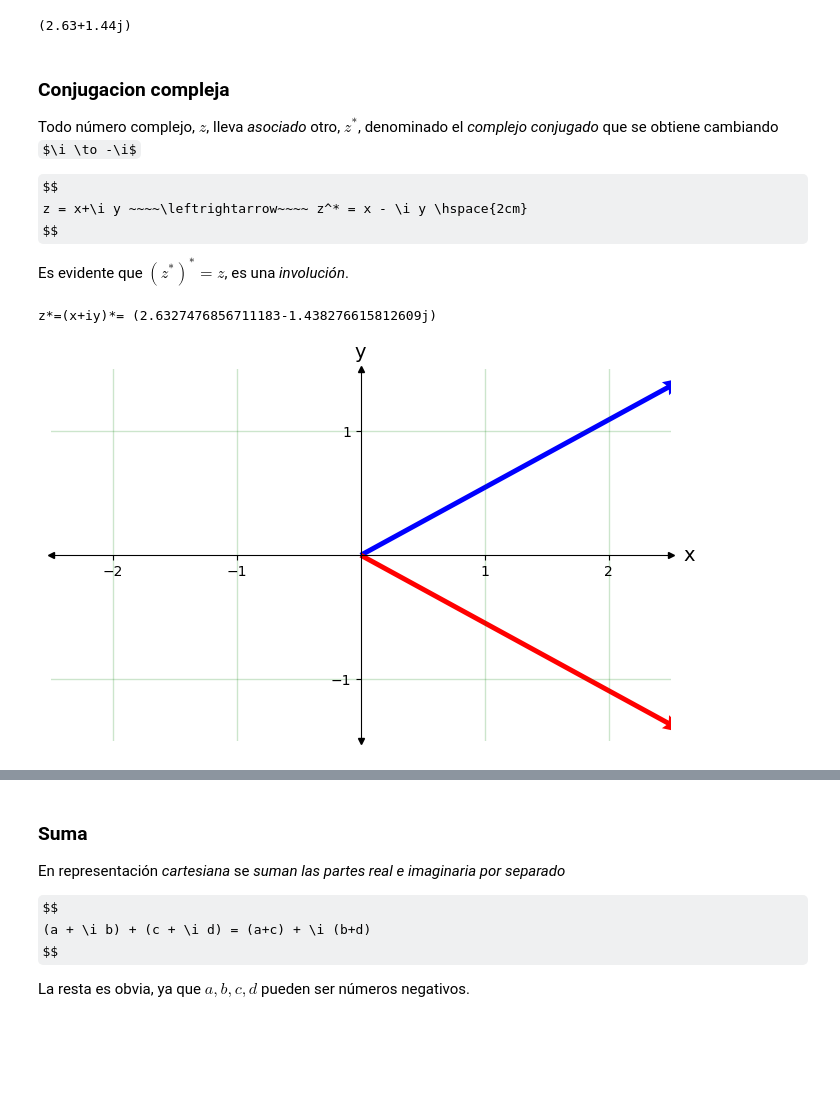
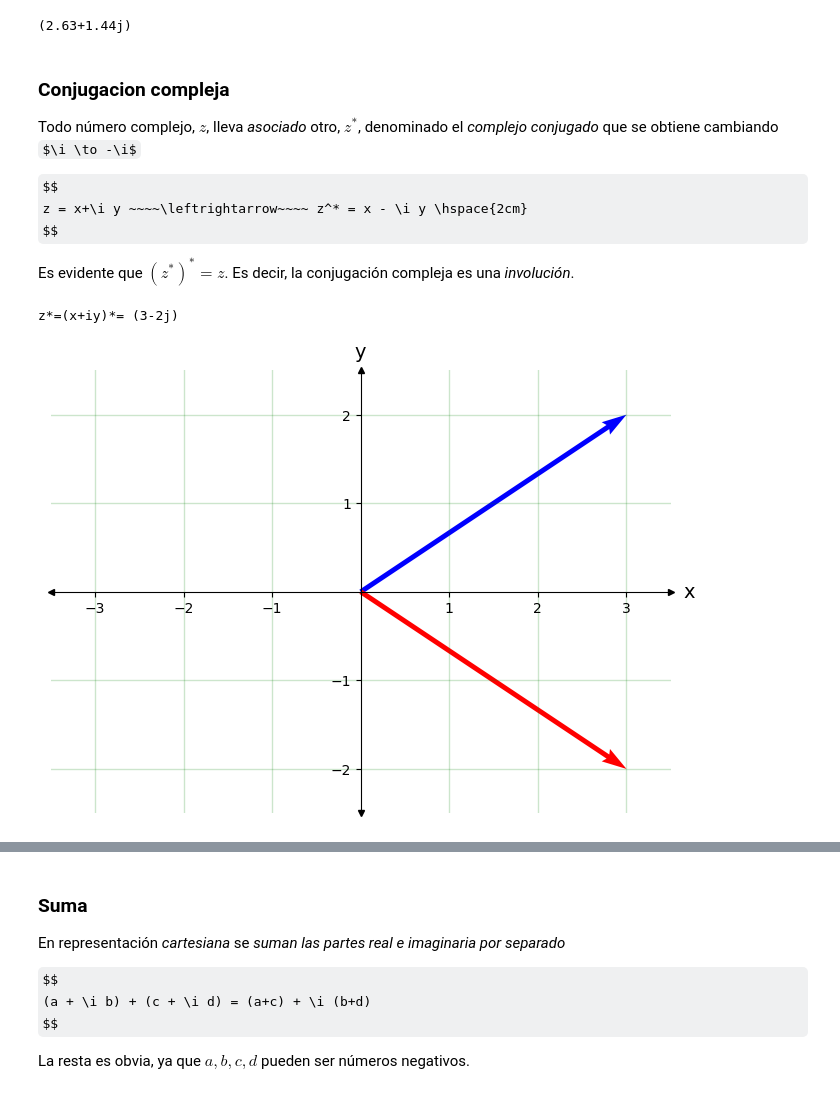
Before and after one commit to jamasole/Curso-TalentQ-Jupyterlab, a Jupyter notebook: Book/_build/jupyter_execute/docs/Part_01_Formalismo/Chapter_01_02_Formalismo_matemático/01_01_Numeros_Complejos_myst.ipynb, the cells around one changed output, grey strips where cells are left out. Saved outputs shown, nothing was run; the diff lists cells and outputs as text; code cells hidden in the pictures; some formulas as TeX source; blank space fills up the shorter version.

```diff
--- a/Book/_build/jupyter_execute/docs/Part_01_Formalismo/Chapter_01_02_Formalismo_matemático/01_01_Numeros_Complejos_myst.ipynb
+++ b/Book/_build/jupyter_execute/docs/Part_01_Formalismo/Chapter_01_02_Formalismo_matemático/01_01_Numeros_Complejos_myst.ipynb
@@ -322,17 +302,16 @@ $$
 z = x+\i y ~~~~\leftrightarrow~~~~ z^* = x - \i y \hspace{2cm}
 $$
 
-
-Es evidente que $(z^*)^* = z$, es una *involución*.
+Es evidente que $(z^*)^* = z$. Es decir, la conjugación compleja es una *involución*.
 # %%
 '''Conjugacion compleja'''
 zc = z.conjugate()
-print('z*=(x+iy)*=',z.real +1j*zc.imag)
+print('z*=(x+iy)*=',z.real + 1j*zc.imag)
 
 ''' Representación en el plano complejo '''
-tQ.plot_2D_plane(left=-int(abs(x))-1,right=int(abs(x))+1,up=int(abs(y))+1,down=-int(abs(y))-1)
+tQ.plot_2D_plane(left=-int(abs(x)),right=int(abs(x)),up=int(abs(y)),down=-int(abs(y)))
 tQ.draw_vector(z.real,z.imag,'b')
 tQ.draw_vector(zc.real,zc.imag,vcolor='r')
 # %% [output]
-z*=(x+iy)*= (2.6327476856711183-1.438276615812609j)
+z*=(x+iy)*= (3-2j)
-[figure, old version]
+[figure, new version]
```
Also changed, not shown: parts of 35 cells of this notebook, 29 other files.
